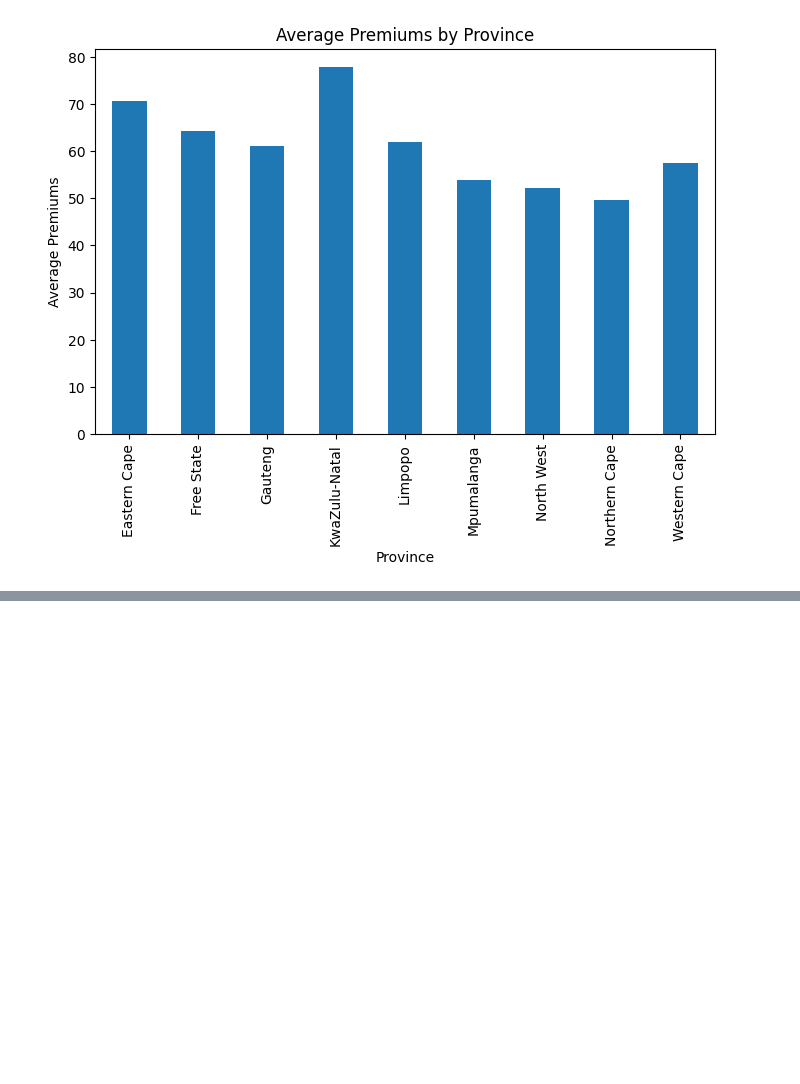
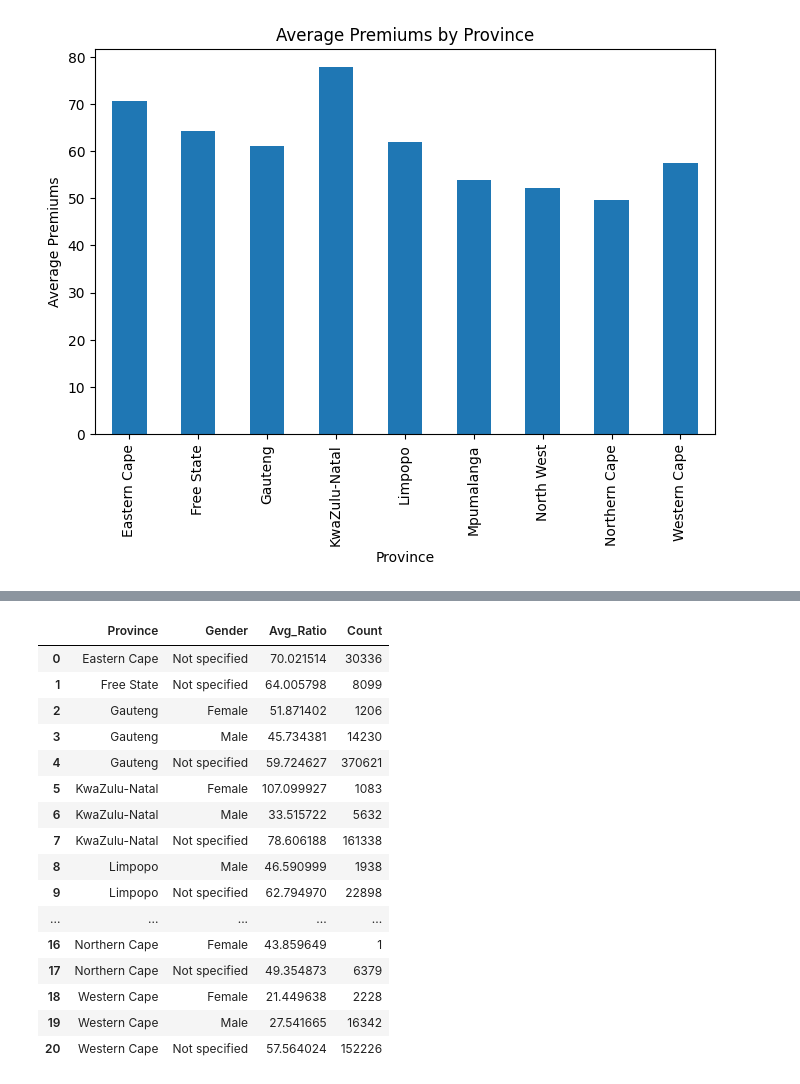
Before and after one commit to mebratuteshale/insurance-analysis, a Jupyter notebook: notebooks/insurance_data_analysis.ipynb, the cells around one changed output, grey strips where cells are left out. Saved outputs shown, nothing was run; the diff lists cells and outputs as text; code cells hidden in the pictures; blank space fills up the shorter version.

```diff
--- a/notebooks/insurance_data_analysis.ipynb
+++ b/notebooks/insurance_data_analysis.ipynb
@@ -88,0 +108,22 @@ analysis.visualize_premium_to_claim_ratio_by_gender()
+# %%
+# Highlight profitable segments
+profitable_segments = analysis.highlight_profitable_segments()
+profitable_segments
+# %% [output]
+|  | Province | Gender | Avg_Ratio | Count |
+| 0 | Eastern Cape | Not specified | 70.021514 | 30336 |
+| 1 | Free State | Not specified | 64.005798 | 8099 |
+| 2 | Gauteng | Female | 51.871402 | 1206 |
+| 3 | Gauteng | Male | 45.734381 | 14230 |
+| 4 | Gauteng | Not specified | 59.724627 | 370621 |
+| 5 | KwaZulu-Natal | Female | 107.099927 | 1083 |
+| 6 | KwaZulu-Natal | Male | 33.515722 | 5632 |
+| 7 | KwaZulu-Natal | Not specified | 78.606188 | 161338 |
+| 8 | Limpopo | Male | 46.590999 | 1938 |
+| 9 | Limpopo | Not specified | 62.794970 | 22898 |
+| ... | ... | ... | ... | ... |
+| 16 | Northern Cape | Female | 43.859649 | 1 |
+| 17 | Northern Cape | Not specified | 49.354873 | 6379 |
+| 18 | Western Cape | Female | 21.449638 | 2228 |
+| 19 | Western Cape | Male | 27.541665 | 16342 |
+| 20 | Western Cape | Not specified | 57.564024 | 152226 |
```
Also changed, not shown: parts of 4 cells of this notebook, 1 other file.
